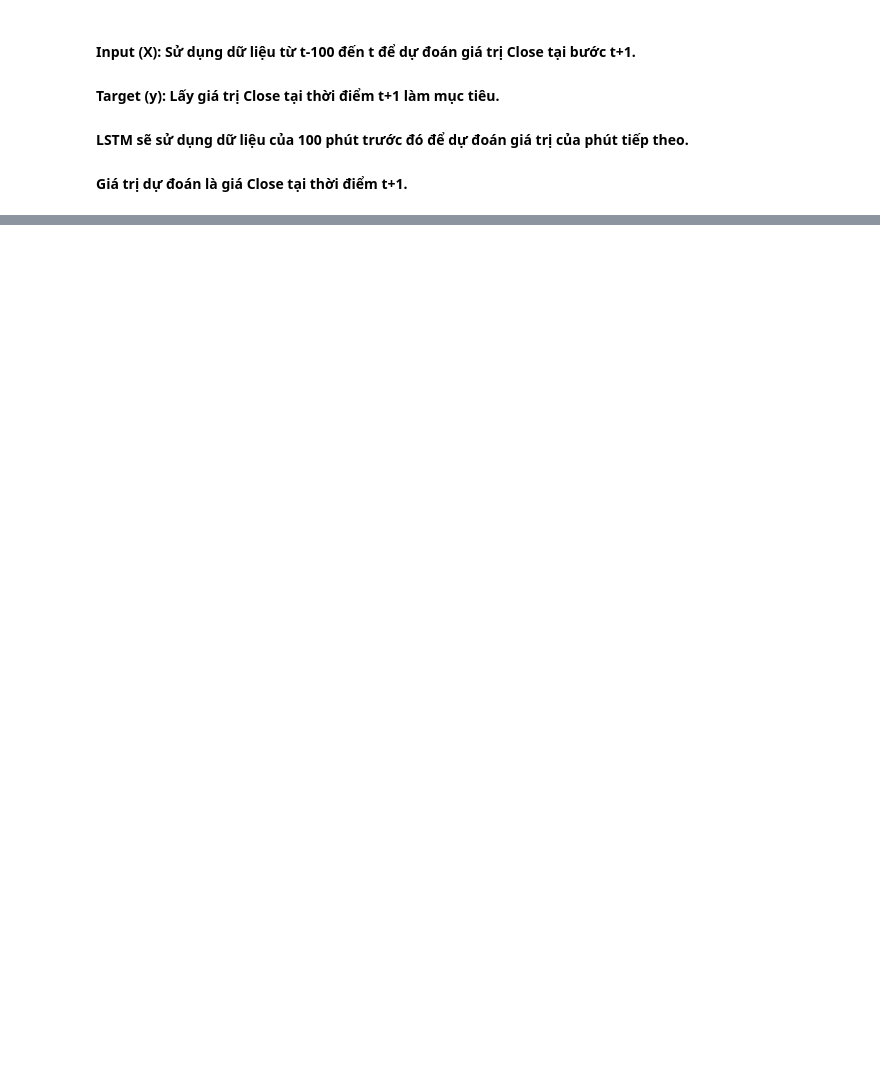
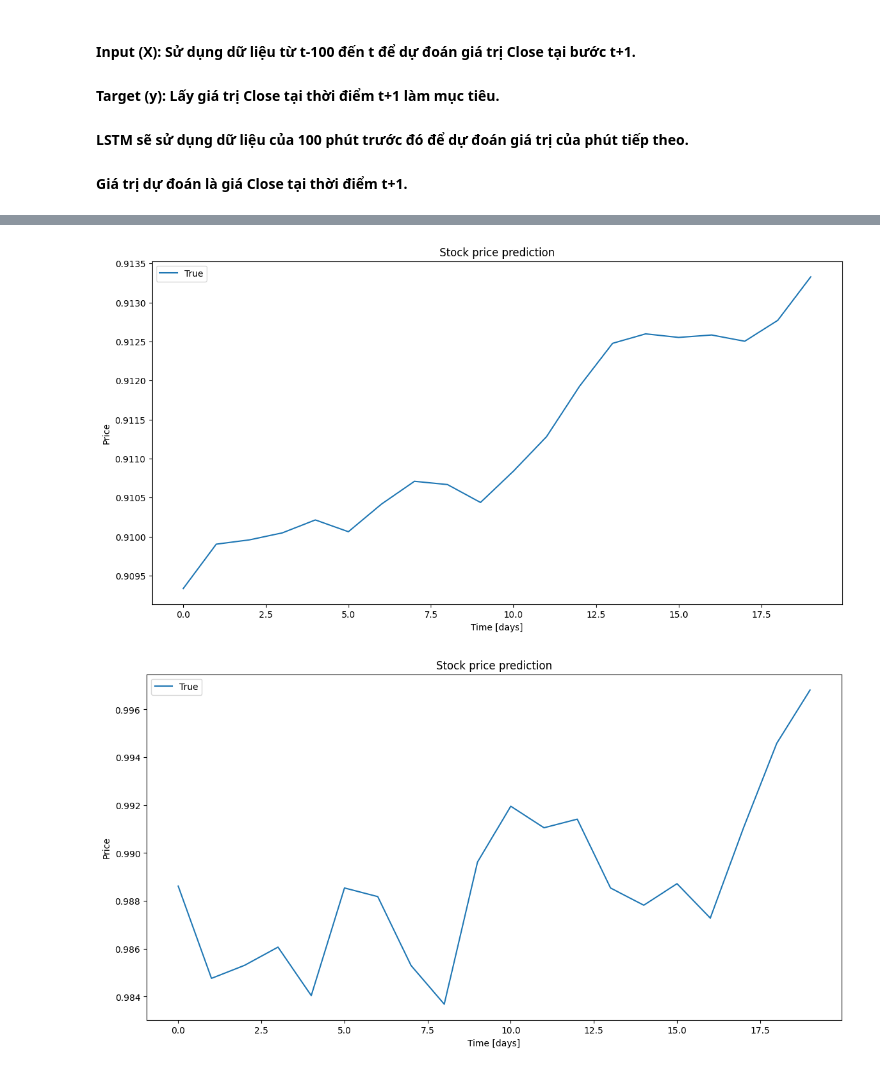
Before and after one commit to LHSang6403/thesis-xang-chuong, a Jupyter notebook: lstm2.ipynb, the cells around one changed output, grey strips where cells are left out. Cells and saved outputs as stored; diff of their text form; code cells hidden in the pictures; blank space fills up the shorter version.

```diff
--- a/lstm2.ipynb
+++ b/lstm2.ipynb
@@ -136,3 +160,35 @@ MAE: 0.006946806484509101
+# %%
+y_pred = y_pred.reshape(-1, 1)
+
+y_pred_original = y_pred_original.reshape(-1, 1)
+
+# y_pred last 20 rows
+a = y_pred[-20:]
+# y_test last 20 rows
+b = y_test[-20:]
+
+# Vẽ biểu đồ
+plt.figure(figsize=(14, 7))
+plt.plot(a, label='True')
+# plt.plot(b, label='Predict')
+plt.title("Stock price prediction")
+plt.xlabel("Time [days]")
+plt.ylabel("Price")
+plt.legend(loc='best')
+plt.show()
+
+# Vẽ biểu đồ
+plt.figure(figsize=(14, 7))
+plt.plot(b, label='True')
+# plt.plot(b, label='Predict')
+plt.title("Stock price prediction")
+plt.xlabel("Time [days]")
+plt.ylabel("Price")
+plt.legend(loc='best')
+plt.show()
+# %% [output]
+[figure, added]
+[figure, added]
 # %%
 # Kiểm tra và xử lý index thời gian trong data
 def prepare_time_index(data):
```
Also changed, not shown: parts of 12 cells of this notebook, 4 other files.
